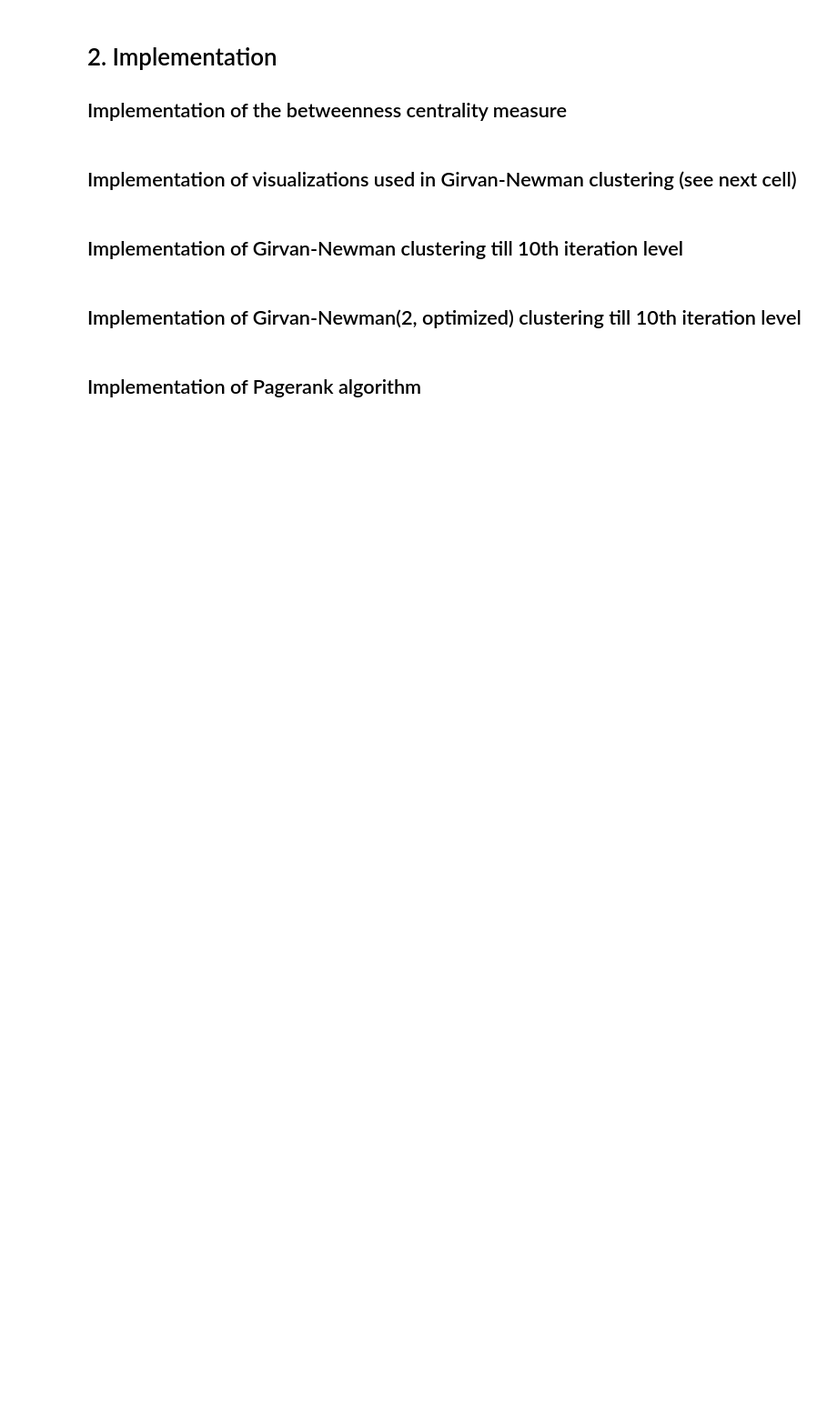
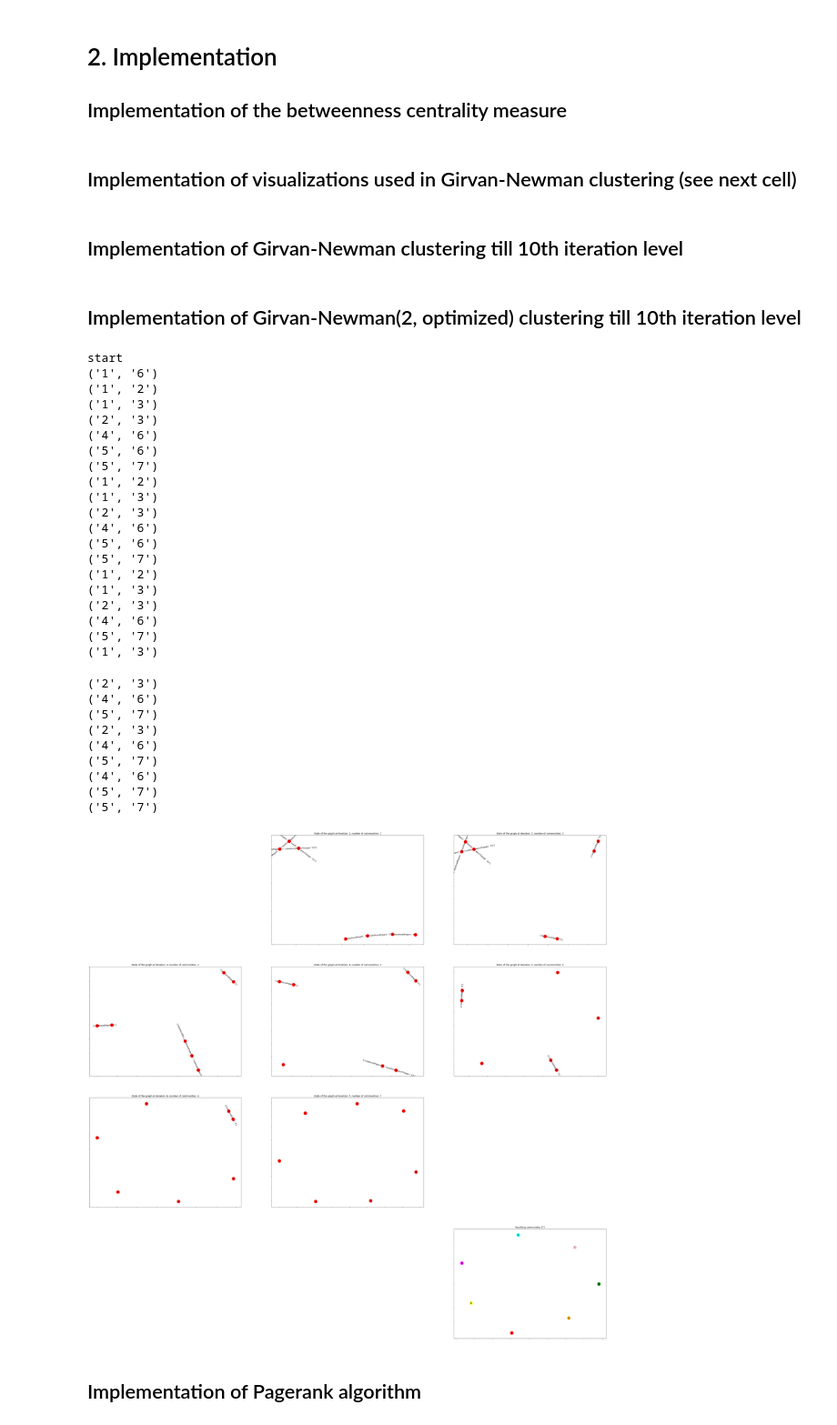
Before and after one commit to JobinJohan/girvanNewManCluster, a Jupyter notebook: community_detection_academic.ipynb, the cells around one changed output. Shown: that part at 91% size. Cells and saved outputs as stored; diff of their text form; code cells hidden in the pictures; blank space fills up the shorter version.

```diff
--- a/community_detection_academic.ipynb
+++ b/community_detection_academic.ipynb
@@ -270,48 +270,76 @@ girvanNewmanClustering(graph, 10)
 ## Implementation of Girvan-Newman(2, optimized) clustering till 10th iteration level
 # %%
 def girvanNewmanClustering(graph, nbIteration):
-    edges = list(graph.edges)
+
     fig = plt.figure(figsize=(50, 50))
     #drawGraphs(graph, 1)
     cnt = 2
 
-    if len(edges) == 0:
+    if len(list(graph.edges)) == 0:
         return "Empty graph"
 
-    nodes = list(graph.nodes())
-    print(len(edges))
     print("start")
-    test = list(nx.all_pairs_shortest_path(graph))
-    print("end1")
-
     while(len(list(graph.edges)) > 0 and nbIteration > 0):
+        test = list(nx.all_pairs_shortest_path(graph))
+        edges = list(graph.edges)
         highestEdge = ""
         highestScore = -float('inf')
         for edge in graph.edges:
             print(edge)
             centrality=0
             score=0
             nbPathsIncludingEdge=0
             counterShortestPath=0
             for vi in test:
                 for vj in vi[1]:
                     nbPathsIncludingEdge += edgeIsInPath([edge[0], edge[1]], vi[1][vj])
                     counterShortestPath+=1
             centrality += nbPathsIncludingEdge / counterShortestPath
             if centrality > highestScore:
                 highestScore = centrality
                 highestEdge = edge
         graph.remove_edge(highestEdge[0], highestEdge[1])
         drawGraphs(graph, cnt)
         cnt += 1
     drawColoredGraph(graph)
     plt.savefig("./Figures/GirvanNewman/{}.png".format(graph.name))
 
 
 #graph = allData['Database Systems/XML Data'][0]
 graph = allData["Information Retrieval"][1]
 #graph = allData["Data Mining/Association Rules"][0]
 girvanNewmanClustering(graph, 10)
+# %% [output]
+start
+('1', '6')
+('1', '2')
+('1', '3')
+('2', '3')
+('4', '6')
+('5', '6')
+('5', '7')
+('1', '2')
+('1', '3')
+('2', '3')
+('4', '6')
+('5', '6')
+('5', '7')
+('1', '2')
+('1', '3')
+('2', '3')
+('4', '6')
+('5', '7')
+('1', '3')
+('2', '3')
+('4', '6')
+('5', '7')
+('2', '3')
+('4', '6')
+('5', '7')
+('4', '6')
+('5', '7')
+('5', '7')
+[figure, added]
 # %% [markdown]
 ## Implementation of Pagerank algorithm
 # %%
```
Also changed, not shown: parts of 2 cells of this notebook, 1 other file.
